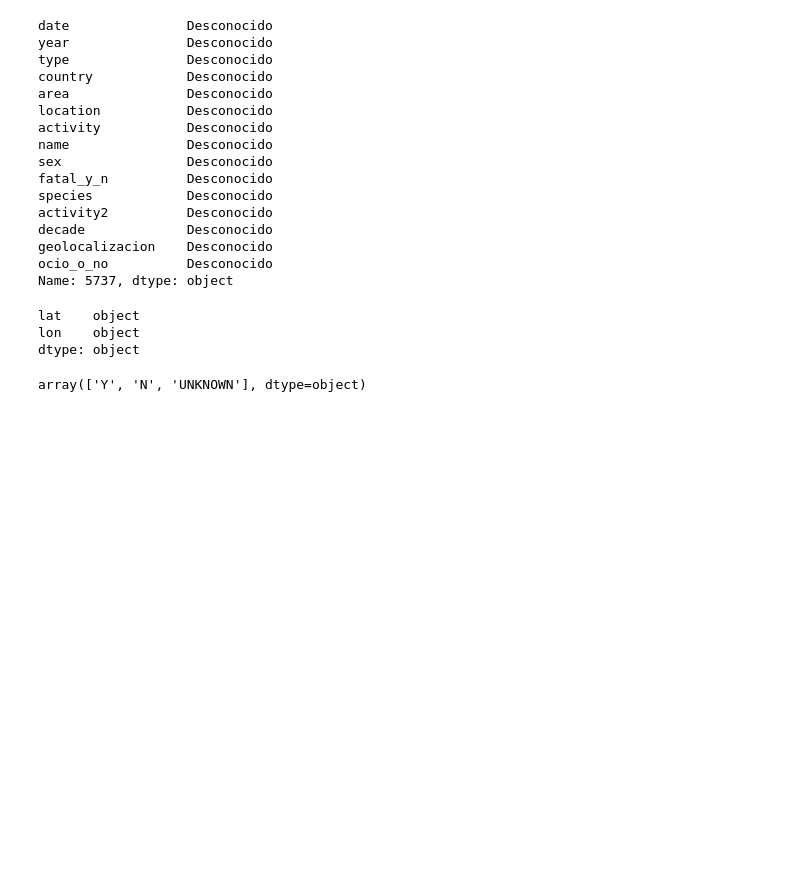
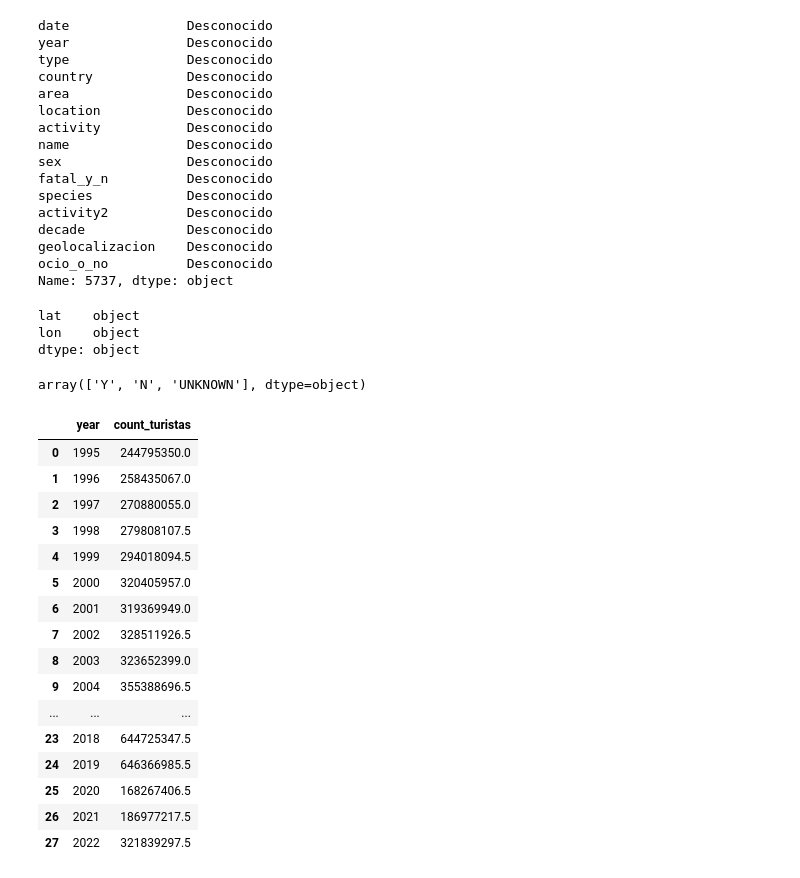
Before and after one commit to Vilicaprogramer/EDA-SHARK-ATTACK, a Jupyter notebook: src/notebooks/enriquecimiento_df.ipynb, the cells around one changed output. Drawn from its saved outputs; the diff is of its cells as text; code cells hidden in the pictures; blank space fills up the shorter version.

```diff
--- a/src/notebooks/enriquecimiento_df.ipynb
+++ b/src/notebooks/enriquecimiento_df.ipynb
@@ -116,0 +126,22 @@ array(['Y', 'N', 'UNKNOWN'], dtype=object)
+# %%
+total_turistas_por_ano = df_tourism.iloc[:,1:].sum(axis=0).to_frame().reset_index().rename(columns={'index':'year',0: 'count_turistas'})
+total_turistas_por_ano['count_turistas'] = total_turistas_por_ano['count_turistas'] / 2
+total_turistas_por_ano
+# %% [output]
+|  | year | count_turistas |
+| 0 | 1995 | 244795350.0 |
+| 1 | 1996 | 258435067.0 |
+| 2 | 1997 | 270880055.0 |
+| 3 | 1998 | 279808107.5 |
+| 4 | 1999 | 294018094.5 |
+| 5 | 2000 | 320405957.0 |
+| 6 | 2001 | 319369949.0 |
+| 7 | 2002 | 328511926.5 |
+| 8 | 2003 | 323652399.0 |
+| 9 | 2004 | 355388696.5 |
+| ... | ... | ... |
+| 23 | 2018 | 644725347.5 |
+| 24 | 2019 | 646366985.5 |
+| 25 | 2020 | 168267406.5 |
+| 26 | 2021 | 186977217.5 |
+| 27 | 2022 | 321839297.5 |
```
Also changed, not shown: parts of 8 cells of this notebook, 14 other files.
